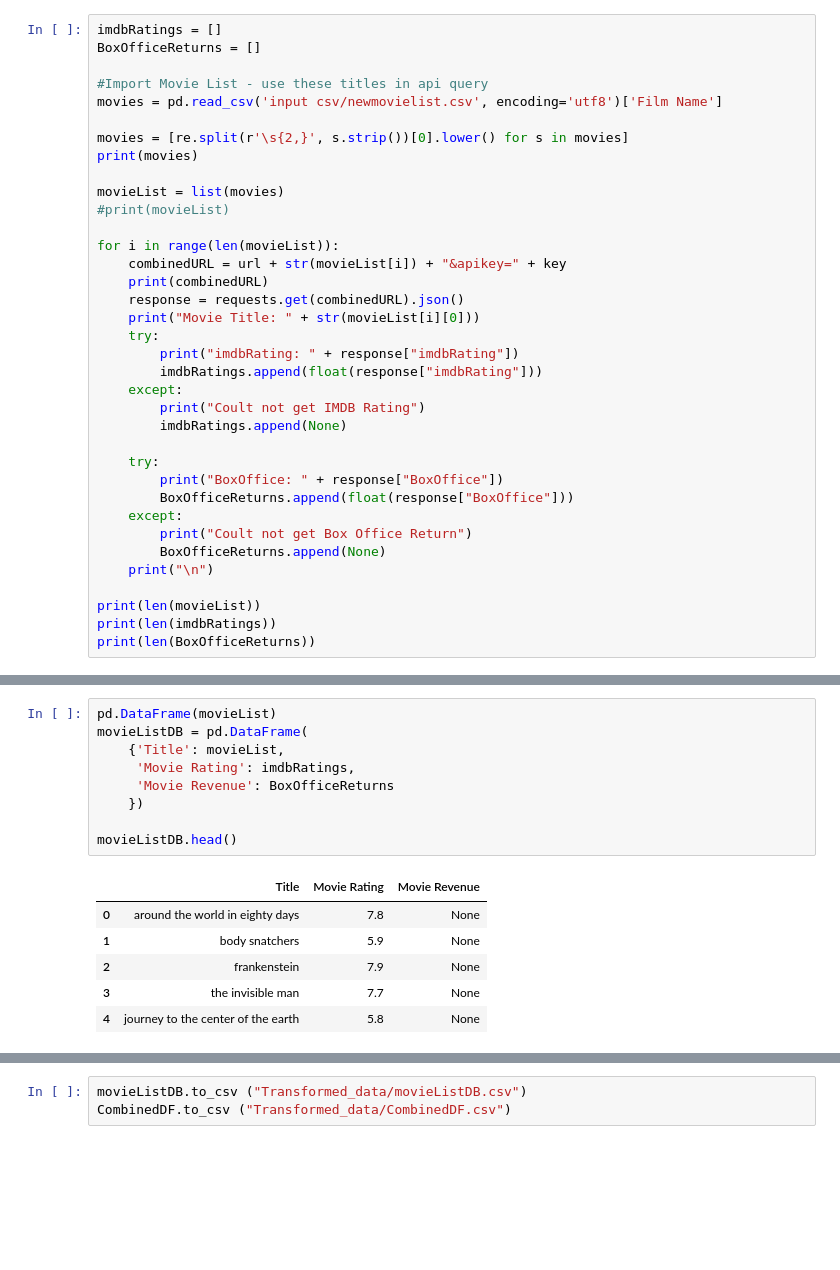
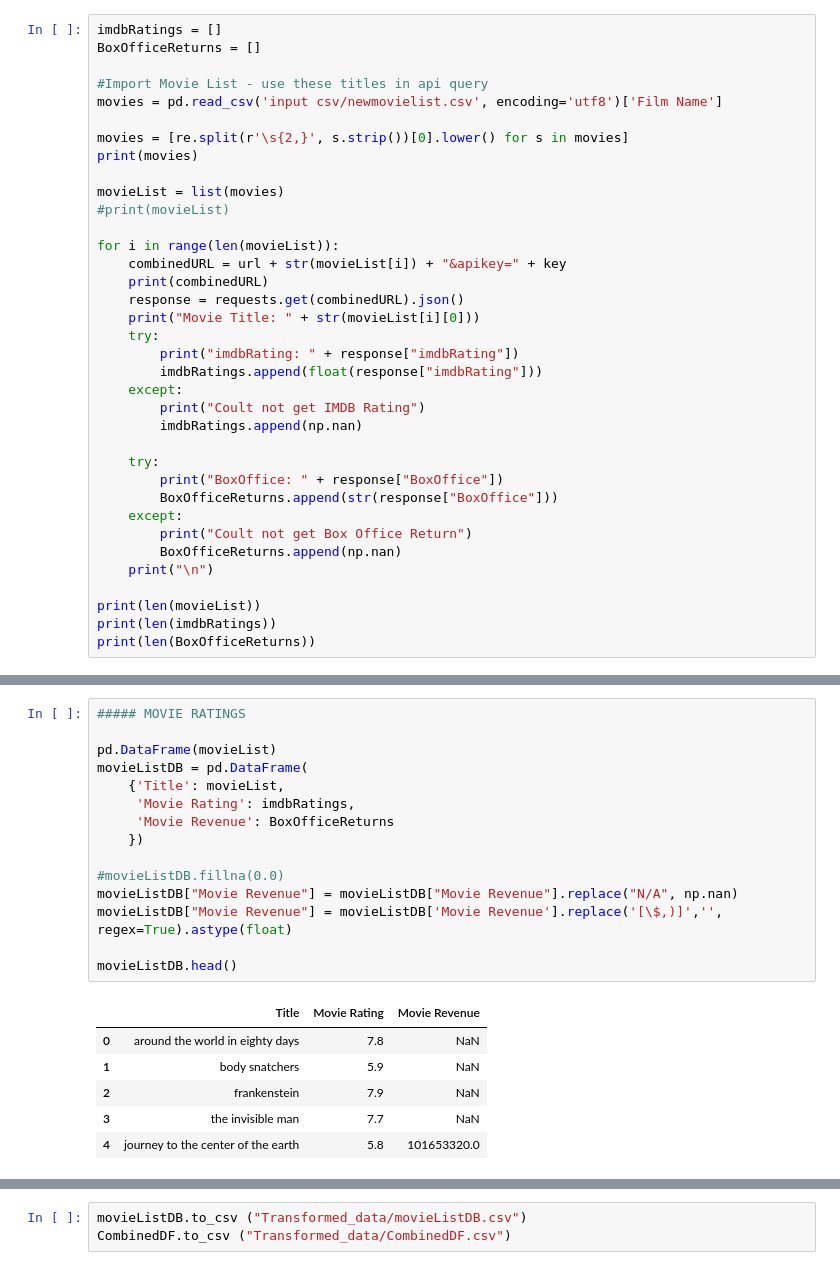
Before and after one commit to naim-panjwani/books_and_films, a Jupyter notebook: OMDB4.ipynb, the cells around one changed output, grey strips where cells are left out. Drawn from its saved outputs; the diff is of its cells as text; blank space fills up the shorter version.

```diff
--- a/OMDB4.ipynb
+++ b/OMDB4.ipynb
@@ -61,14 +63,14 @@ for i in range(len(movieList)):
         imdbRatings.append(float(response["imdbRating"]))
     except:
         print("Coult not get IMDB Rating")
-        imdbRatings.append(None)
+        imdbRatings.append(np.nan)
 
     try:
         print("BoxOffice: " + response["BoxOffice"])
-        BoxOfficeReturns.append(float(response["BoxOffice"]))
+        BoxOfficeReturns.append(str(response["BoxOffice"]))
     except:
         print("Coult not get Box Office Return")
-        BoxOfficeReturns.append(None)
+        BoxOfficeReturns.append(np.nan)
     print("\n")
 
 print(len(movieList))
@@ -93,19 +95,25 @@ Coult not get Box Office Return
 214
 214
 # %%
+##### MOVIE RATINGS
+
 pd.DataFrame(movieList)
 movieListDB = pd.DataFrame(
     {'Title': movieList,
      'Movie Rating': imdbRatings,
      'Movie Revenue': BoxOfficeReturns
     })
 
+#movieListDB.fillna(0.0)
+movieListDB["Movie Revenue"] = movieListDB["Movie Revenue"].replace("N/A", np.nan)
+movieListDB["Movie Revenue"] = movieListDB['Movie Revenue'].replace('[\$,)]','', regex=True).astype(float)
+
 movieListDB.head()
 # %% [output]
 |  | Title | Movie Rating | Movie Revenue |
-| 0 | around the world in eighty days | 7.8 | None |
-| 1 | body snatchers | 5.9 | None |
-| 2 | frankenstein | 7.9 | None |
-| 3 | the invisible man | 7.7 | None |
-| 4 | journey to the center of the earth | 5.8 | None |
+| 0 | around the world in eighty days | 7.8 | NaN |
+| 1 | body snatchers | 5.9 | NaN |
+| 2 | frankenstein | 7.9 | NaN |
+| 3 | the invisible man | 7.7 | NaN |
+| 4 | journey to the center of the earth | 5.8 | 101653320.0 |
 # %%
```
Also changed, not shown: parts of 6 cells of this notebook, 2 other files.
